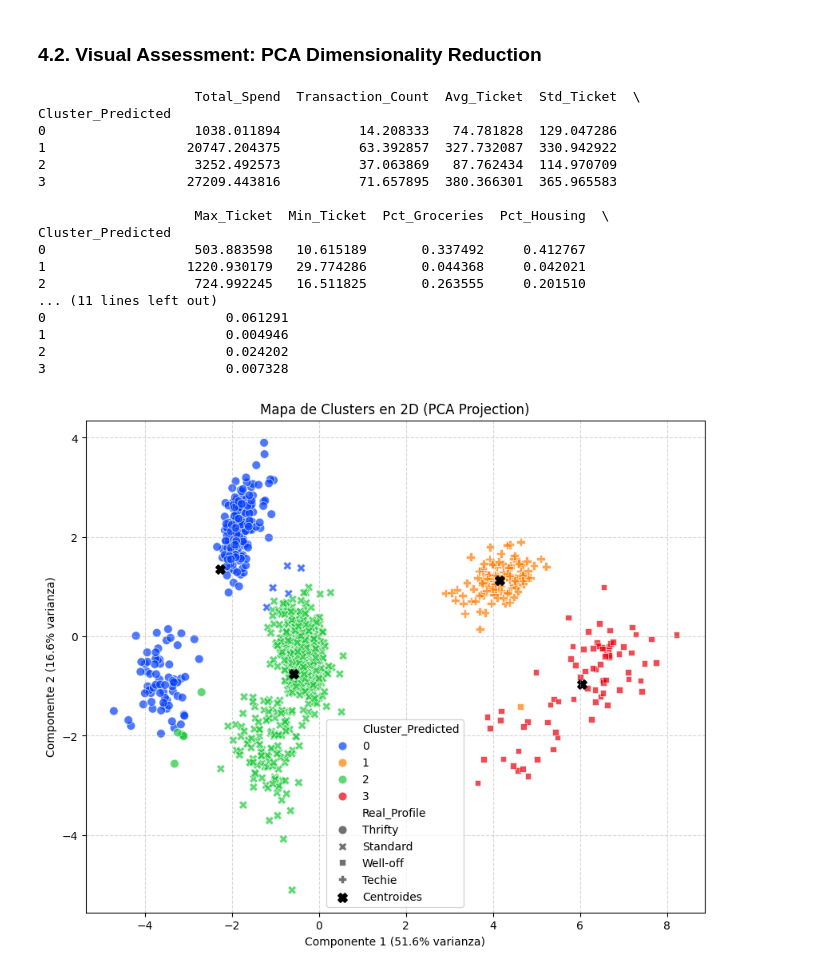
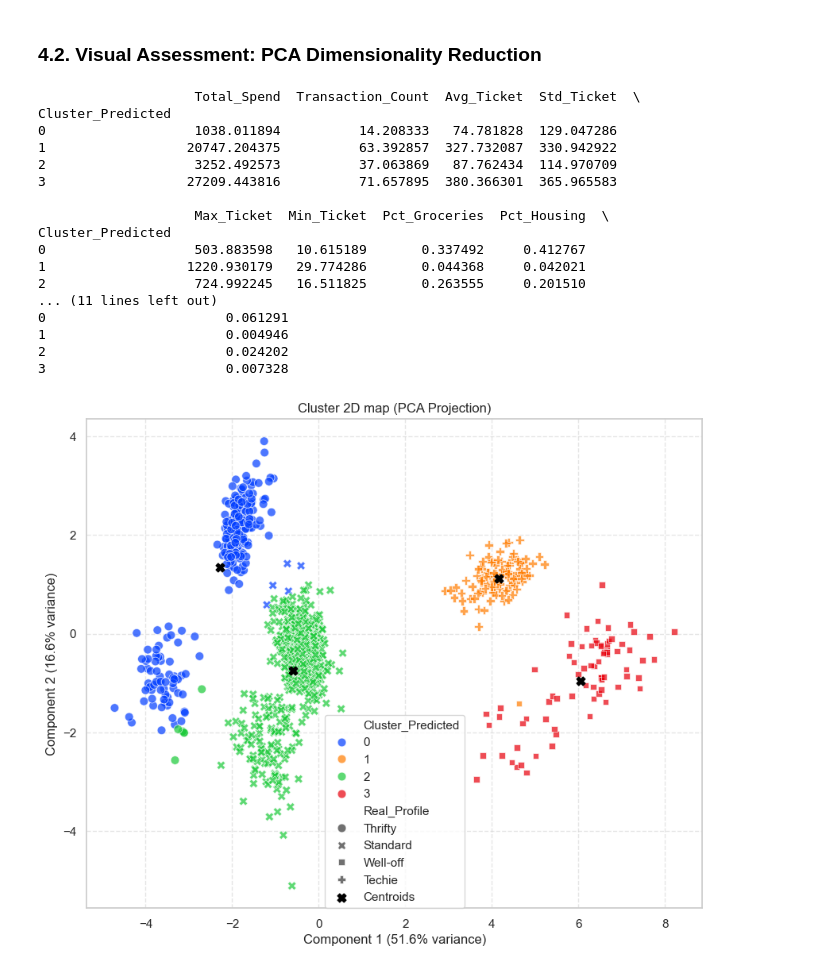
Before and after one commit to dexpositov/Financial-Fraud-Detection-System, a Jupyter notebook: notebooks/03_customer_segmentation.ipynb, the cells around one changed output. Saved outputs shown, nothing was run; the diff lists cells and outputs as text; code cells hidden in the pictures.

Commit message:
fix: modified notebook 3 format and stop tracking .pkl archives

```diff
--- a/notebooks/03_customer_segmentation.ipynb
+++ b/notebooks/03_customer_segmentation.ipynb
@@ -108,6 +108,9 @@ joblib.dump(pipeline_kmeans, '../models/pipeline_kmeans.pkl')
 
 ### 4.1. Quantitative Assessment: The Adjusted Rand Index (ARI)
 # %%
+# Visual style configuration for plots
+sns.set_theme(style="whitegrid", context="notebook", palette="bright")
+
 # Crosstable: Real Profile vs Cluster
 confusion = pd.crosstab(
     customer_data['Real_Profile'],
@@ -155,64 +158,66 @@ The matrix confirms the mapping between the algorithm's output and our real prof
 # %% [markdown]
 ### 4.2. Visual Assessment: PCA Dimensionality Reduction
 # %%
+# Summary statistics (mean) per cluster
 cluster_summary = customer_data.groupby('Cluster_Predicted')[features_cols].mean()
 
 print(cluster_summary[features_cols])
 
+# Scale the data before PCA
 df_scaled = pipeline_kmeans['scaler'].transform(customer_data[features_cols])
 
+# Train the PCA model and transform the data
 pca = PCA(n_components=2)
 principal_components = pca.fit_transform(df_scaled)
 
-# 2. CREAR DATAFRAME CON LOS RESULTADOS
-# Creamos un DF temporal con PC1, PC2 y el Cluster asignado
+# Prepare a DataFrame for visualization with PCA components, predicted clusters, and real profiles
 pca_df = pd.DataFrame(data=principal_components, columns=['PC1', 'PC2'])
 pca_df['Cluster_Predicted'] = clusters
 pca_df['Real_Profile'] = customer_data['Real_Profile'].values
 
-# 3. VISUALIZACIÓN
+# 2D Scatter plot of the clusters in PCA space
 plt.figure(figsize=(10, 8))
 sns.scatterplot(
     x='PC1',
     y='PC2',
     hue='Cluster_Predicted',
     style='Real_Profile',
     palette='bright',
     data=pca_df,
-    s=60,           # Tamaño de los puntos
-    alpha=0.7,      # Transparencia para ver superposiciones
-    edgecolor='w'   # Borde blanco para que se vean mejor
+    s=60,
+    alpha=0.7,
+    edgecolor='w'
 )
 
-# (Opcional) Pintar los CENTROIDES en el mapa PCA
-# Agrupamos por cluster y calculamos la media de PC1 y PC2
+# Plotting the Centroids in the PCA map
+# Calculate centroids in PCA space
 centroids_pca = pca_df.groupby('Cluster_Predicted')[['PC1', 'PC2']].mean()
 plt.scatter(centroids_pca['PC1'], centroids_pca['PC2'],
-            marker='X', s=60, linewidths=1.5, color='black', label='Centroides')
+            marker='X', s=60, linewidths=1, color='black', label='Centroids')
 
-plt.title('Mapa de Clusters en 2D (PCA Projection)')
-plt.xlabel(f'Componente 1 ({pca.explained_variance_ratio_[0]:.1%} varianza)')
-plt.ylabel(f'Componente 2 ({pca.explained_variance_ratio_[1]:.1%} varianza)')
-plt.legend()
+plt.title('Cluster 2D map (PCA Projection)')
+plt.xlabel(f'Component 1 ({pca.explained_variance_ratio_[0]:.1%} variance)')
+plt.ylabel(f'Component 2 ({pca.explained_variance_ratio_[1]:.1%} variance)')
+plt.legend(loc='best', borderaxespad=0)
 plt.grid(True, linestyle='--', alpha=0.5)
 plt.show()
 # %% [output]
                     Total_Spend  Transaction_Count  Avg_Ticket  Std_Ticket  \
 Cluster_Predicted
 0                   1038.011894          14.208333   74.781828  129.047286
 1                  20747.204375          63.392857  327.732087  330.942922
 2                   3252.492573          37.063869   87.762434  114.970709
 3                  27209.443816          71.657895  380.366301  365.965583
 
                     Max_Ticket  Min_Ticket  Pct_Groceries  Pct_Housing  \
 Cluster_Predicted
 0                   503.883598   10.615189       0.337492     0.412767
 1                  1220.930179   29.774286       0.044368     0.042021
 2                   724.992245   16.511825       0.263555     0.201510
 ... (11 lines left out)
 0                       0.061291
 1                       0.004946
 2                       0.024202
 3                       0.007328
-[figure, old version]
+[figure, new version]
 # %% [markdown]
```
Also changed, not shown: parts of 7 cells of this notebook, 2 other files.
